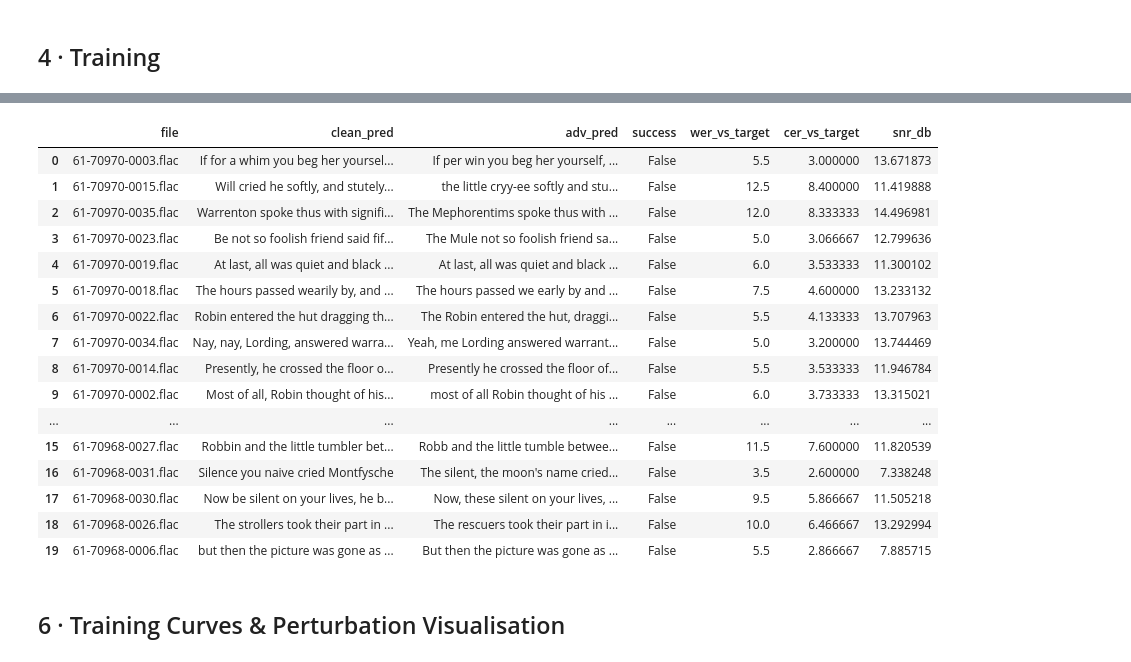
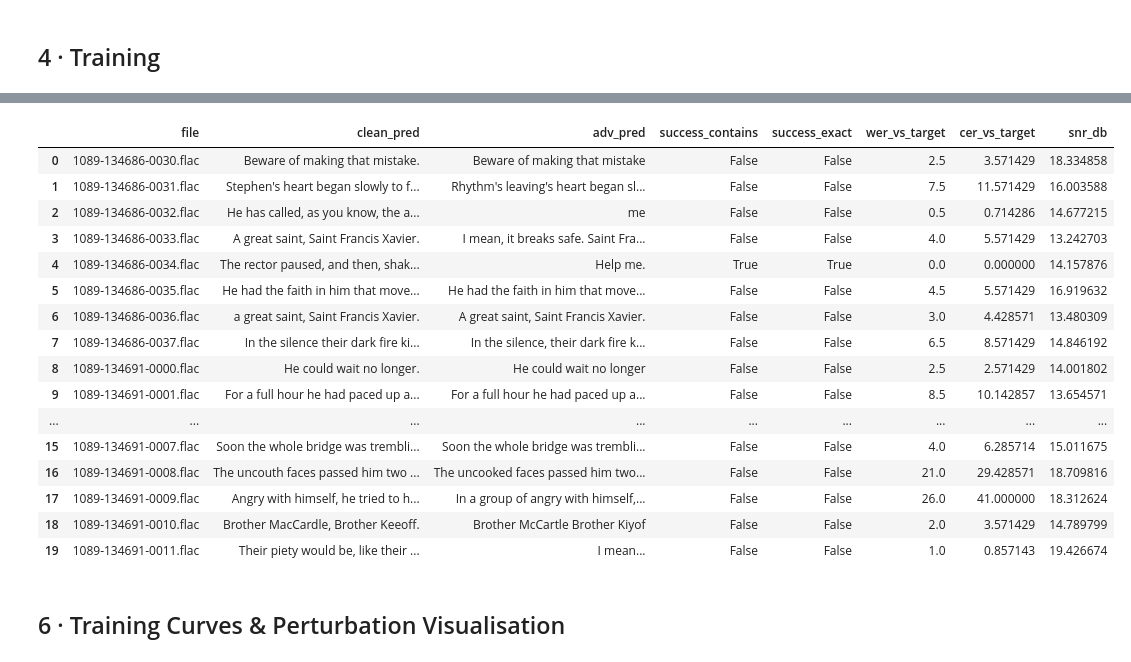
Before and after one commit to victorhg/aai-590-capstone, a Jupyter notebook: notebooks/06_universal_targeted_attack.ipynb, the cells around one changed output, grey strips where cells are left out. Saved outputs shown, nothing was run; the diff lists cells and outputs as text; code cells hidden in the pictures.

```diff
--- a/notebooks/06_universal_targeted_attack.ipynb
+++ b/notebooks/06_universal_targeted_attack.ipynb
@@ -70,7 +66,20 @@ N_VAL   = 50
 train_files = all_files[:N_TRAIN]
 val_files   = all_files[N_TRAIN : N_TRAIN + N_VAL]
 
+# Persist deterministic split manifest for reproducibility
+os.makedirs("./results", exist_ok=True)
+split_manifest = {
+    "seed": SEED,
+    "n_train": N_TRAIN,
+    "n_val": N_VAL,
+    "train_files": train_files,
+    "val_files": val_files,
+}
+with open("./results/ucw_split_manifest.json", "w") as f:
+    json.dump(split_manifest, f, indent=2)
+
 print(f"Train: {len(train_files)} samples  |  Val: {len(val_files)} samples")
+print("Saved split manifest → ./results/ucw_split_manifest.json")
 # %% [output]
 Total audio files found: 2620
 Train: 30 samples  |  Val: 50 samples
@@ -119,9 +151,10 @@ ucw = attacks.UniversalCWAttack(
 )
 
 history = ucw.train(
-    audio_files = train_files,
-    epochs      = EPOCHS,
-    batch_size  = BATCH_SIZE,
+    audio_files      = train_files,
+    epochs           = EPOCHS,
+    batch_size       = BATCH_SIZE,
+    grad_accum_steps = GRAD_ACCUM,
 )
 # %% [output]
 The attention mask is not set and cannot be inferred from input because pad token is same as eos token. As a consequence, you may observe unexpected behavior. Please pass your input's `attention_mask` ...
@@ -178,25 +212,29 @@ for fpath in tqdm(val_files, desc="Evaluating on validation set"):
     adv_tensor = ucw.apply(audio)
     adv_pred   = model.transcribe(adv_tensor)
 
-    adv_np = adv_tensor.cpu().numpy()
-    min_len = min(clean_np.shape[0], adv_np.shape[0])
-    clean_aligned = clean_np[:min_len]
-    adv_aligned = adv_np[:min_len]
+    # Normalize text for strict exact metric
+    adv_pred_norm = normalize_text(adv_pred)
+
+    # Compute SNR on the exact waveform fed into Whisper (post pad/crop)
+    clean_model_in = model._preprocess_audio(audio, requires_grad=False).squeeze(0).cpu().numpy()
+    adv_model_in   = model._preprocess_audio(adv_tensor, requires_grad=False).squeeze(0).cpu().numpy()
 
     # Metrics
-    success   = TARGET_PHRASE.lower() in adv_pred.lower()
-    adv_wer   = jiwer.wer(TARGET_PHRASE.lower(), adv_pred.lower())
-    adv_cer   = jiwer.cer(TARGET_PHRASE.lower(), adv_pred.lower())
-    snr_val   = attacks.compute_snr(clean_aligned, adv_aligned)
+    success_contains = TARGET_NORM in adv_pred_norm
+    success_exact    = adv_pred_norm == TARGET_NORM
+    adv_wer          = jiwer.wer(TARGET_NORM, adv_pred_norm)
+    adv_cer          = jiwer.cer(TARGET_NORM, adv_pred_norm)
+    snr_val          = attacks.compute_snr(clean_model_in, adv_model_in)
 
     results.append({
-        "file"        : Path(fpath).name,
-        "clean_pred"  : clean_pred,
-        "adv_pred"    : adv_pred,
-        "success"     : success,
-        "wer_vs_target": adv_wer,
-        "cer_vs_target": adv_cer,
-        "snr_db"      : snr_val,
+        "file"             : Path(fpath).name,
+        "clean_pred"       : clean_pred,
+        "adv_pred"         : adv_pred,
+        "success_contains" : success_contains,
+        "success_exact"    : success_exact,
+        "wer_vs_target"    : adv_wer,
+        "cer_vs_target"    : adv_cer,
+        "snr_db"           : snr_val,
     })
 
 df = pd.DataFrame(results)
@@ -204,11 +242,12 @@ df = pd.DataFrame(results)
 print("=" * 60)
 print("  UNIVERSAL CW — VALIDATION RESULTS")
 print("=" * 60)
-print(f"  Samples evaluated : {len(df)}")
-print(f"  Success rate      : {df['success'].mean():.1%}")
-print(f"  Mean WER vs target: {df['wer_vs_target'].mean():.3f}")
-print(f"  Mean CER vs target: {df['cer_vs_target'].mean():.3f}")
-print(f"  Mean SNR (dB)     : {df['snr_db'].mean():.2f}")
+print(f"  Samples evaluated      : {len(df)}")
+print(f"  Success (contains)     : {df['success_contains'].mean():.1%}")
+print(f"  Success (strict exact) : {df['success_exact'].mean():.1%}")
+print(f"  Mean WER vs target     : {df['wer_vs_target'].mean():.3f}")
+print(f"  Mean CER vs target     : {df['cer_vs_target'].mean():.3f}")
+print(f"  Mean SNR (dB)          : {df['snr_db'].mean():.2f}")
 print("=" * 60)
 
 df.head(20)
@@ -224,21 +264,21 @@ df.head(20)
 ============================================================
-|  | file | clean_pred | adv_pred | success | wer_vs_target | cer_vs_target | snr_db |
-| 0 | 61-70970-0003.flac | If for a whim you beg her yoursel... | If per win you beg her yourself, ... | False | 5.5 | 3.000000 | 13.671873 |
-| 1 | 61-70970-0015.flac | Will cried he softly, and stutely... | the little cryy-ee softly and stu... | False | 12.5 | 8.400000 | 11.419888 |
-| 2 | 61-70970-0035.flac | Warrenton spoke thus with signifi... | The Mephorentims spoke thus with ... | False | 12.0 | 8.333333 | 14.496981 |
-| 3 | 61-70970-0023.flac | Be not so foolish friend said fif... | The Mule not so foolish friend sa... | False | 5.0 | 3.066667 | 12.799636 |
-| 4 | 61-70970-0019.flac | At last, all was quiet and black ... | At last, all was quiet and black ... | False | 6.0 | 3.533333 | 11.300102 |
-| 5 | 61-70970-0018.flac | The hours passed wearily by, and ... | The hours passed we early by and ... | False | 7.5 | 4.600000 | 13.233132 |
-| 6 | 61-70970-0022.flac | Robin entered the hut dragging th... | The Robin entered the hut, draggi... | False | 5.5 | 4.133333 | 13.707963 |
-| 7 | 61-70970-0034.flac | Nay, nay, Lording, answered warra... | Yeah, me Lording answered warrant... | False | 5.0 | 3.200000 | 13.744469 |
-| 8 | 61-70970-0014.flac | Presently, he crossed the floor o... | Presently he crossed the floor of... | False | 5.5 | 3.533333 | 11.946784 |
-| 9 | 61-70970-0002.flac | Most of all, Robin thought of his... | most of all Robin thought of his ... | False | 6.0 | 3.733333 | 13.315021 |
-| ... | ... | ... | ... | ... | ... | ... | ... |
-| 15 | 61-70968-0027.flac | Robbin and the little tumbler bet... | Robb and the little tumble betwee... | False | 11.5 | 7.600000 | 11.820539 |
-| 16 | 61-70968-0031.flac | Silence you naive cried Montfysche | The silent, the moon's name cried... | False | 3.5 | 2.600000 | 7.338248 |
-| 17 | 61-70968-0030.flac | Now be silent on your lives, he b... | Now, these silent on your lives, ... | False | 9.5 | 5.866667 | 11.505218 |
-| 18 | 61-70968-0026.flac | The strollers took their part in ... | The rescuers took their part in i... | False | 10.0 | 6.466667 | 13.292994 |
-| 19 | 61-70968-0006.flac | but then the picture was gone as ... | But then the picture was gone as ... | False | 5.5 | 2.866667 | 7.885715 |
+|  | file | clean_pred | adv_pred | success_contains | success_exact | wer_vs_target | cer_vs_target | snr_db |
+| 0 | 1089-134686-0030.flac | Beware of making that mistake. | Beware of making that mistake | False | False | 2.5 | 3.571429 | 18.334858 |
+| 1 | 1089-134686-0031.flac | Stephen's heart began slowly to f... | Rhythm's leaving's heart began sl... | False | False | 7.5 | 11.571429 | 16.003588 |
+| 2 | 1089-134686-0032.flac | He has called, as you know, the a... | me | False | False | 0.5 | 0.714286 | 14.677215 |
+| 3 | 1089-134686-0033.flac | A great saint, Saint Francis Xavier. | I mean, it breaks safe. Saint Fra... | False | False | 4.0 | 5.571429 | 13.242703 |
+| 4 | 1089-134686-0034.flac | The rector paused, and then, shak... | Help me. | True | True | 0.0 | 0.000000 | 14.157876 |
+| 5 | 1089-134686-0035.flac | He had the faith in him that move... | He had the faith in him that move... | False | False | 4.5 | 5.571429 | 16.919632 |
+| 6 | 1089-134686-0036.flac | a great saint, Saint Francis Xavier. | A great saint, Saint Francis Xavier. | False | False | 3.0 | 4.428571 | 13.480309 |
+| 7 | 1089-134686-0037.flac | In the silence their dark fire ki... | In the silence, their dark fire k... | False | False | 6.5 | 8.571429 | 14.846192 |
+| 8 | 1089-134691-0000.flac | He could wait no longer. | He could wait no longer | False | False | 2.5 | 2.571429 | 14.001802 |
+| 9 | 1089-134691-0001.flac | For a full hour he had paced up a... | For a full hour he had paced up a... | False | False | 8.5 | 10.142857 | 13.654571 |
+| ... | ... | ... | ... | ... | ... | ... | ... | ... |
+| 15 | 1089-134691-0007.flac | Soon the whole bridge was trembli... | Soon the whole bridge was trembli... | False | False | 4.0 | 6.285714 | 15.011675 |
+| 16 | 1089-134691-0008.flac | The uncouth faces passed him two ... | The uncooked faces passed him two... | False | False | 21.0 | 29.428571 | 18.709816 |
+| 17 | 1089-134691-0009.flac | Angry with himself, he tried to h... | In a group of angry with himself,... | False | False | 26.0 | 41.000000 | 18.312624 |
+| 18 | 1089-134691-0010.flac | Brother MacCardle, Brother Keeoff. | Brother McCartle Brother Kiyof | False | False | 2.0 | 3.571429 | 14.789799 |
+| 19 | 1089-134691-0011.flac | Their piety would be, like their ... | I mean... | False | False | 1.0 | 0.857143 | 19.426674 |
 # %% [markdown]
 ## 6 · Training Curves & Perturbation Visualisation
 # %%
```
Also changed, not shown: parts of 14 cells of this notebook, 6 other files.
